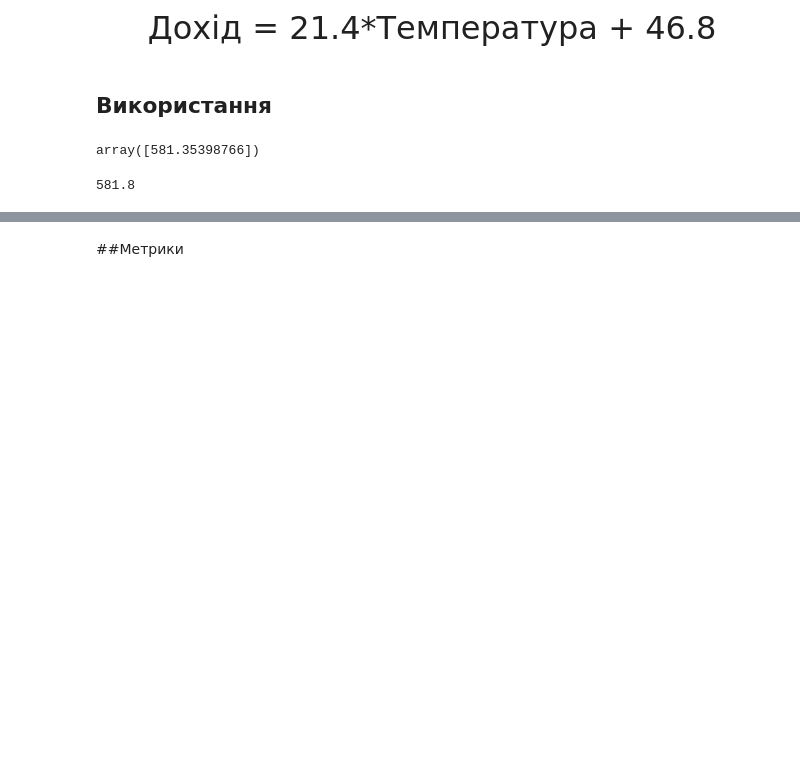
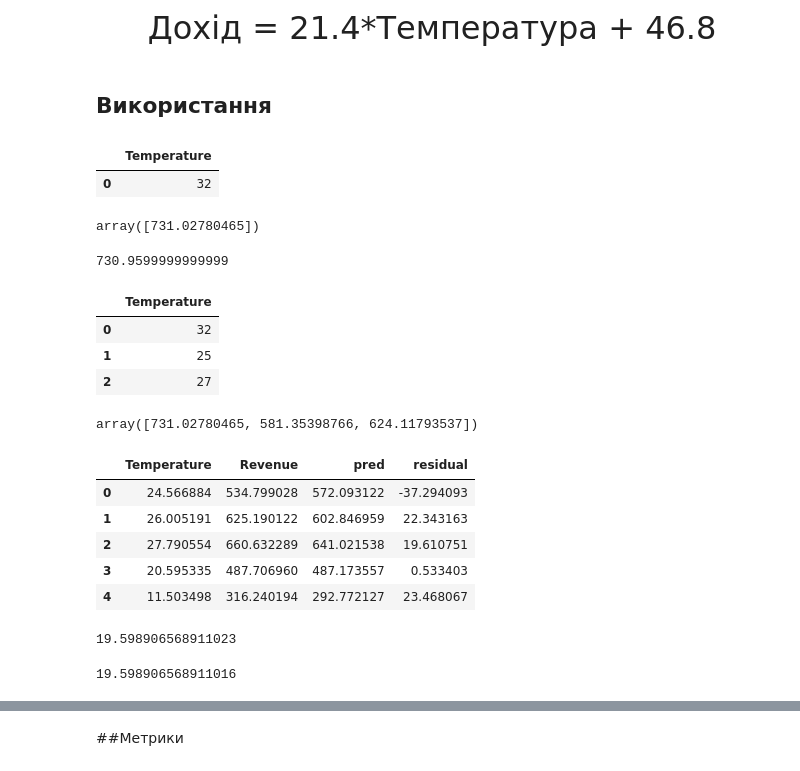
Before and after one commit to HalyshAnton/Python-AI, a Jupyter notebook: linear_regression.ipynb, the cells around one changed output, grey strips where cells are left out. Saved outputs shown, nothing was run; the diff lists cells and outputs as text; code cells hidden in the pictures; blank space fills up the shorter version.

```diff
--- a/linear_regression.ipynb
+++ b/linear_regression.ipynb
@@ -154,8 +182,60 @@ my_temperature = 25
-# %%
-model.predict([[my_temperature]]) # треба передавати 2D масив або таблицю pandas.DataFrame
-# %% [output]
-array([581.35398766])
+# %%
+temp = 32
+
+# створення таблиці 1х1
+# 1
+X = [[temp]]
+
+# 2
+X = np.array(temp)
+X = X.reshape(1, 1)
+
+# 3
+X = pd.DataFrame({'Temperature': [temp]})
+
+X
+# %% [output]
+|  | Temperature |
+| 0 | 32 |
+# %%
+model.predict(X)
+# %% [output]
+array([731.02780465])
 # %%
-21.4*my_temperature + 46.8
+21.38*temp + 46.8
 # %% [output]
-581.8
+730.9599999999999
+# %%
+# декілька прогнозів
+
+X = pd.DataFrame({'Temperature': [32, 25, 27]})
+
+X
+# %% [output]
+|  | Temperature |
+| 0 | 32 |
+| 1 | 25 |
+| 2 | 27 |
+# %%
+model.predict(X)
+# %% [output]
+array([731.02780465, 581.35398766, 624.11793537])
+# %%
+y = df['Revenue']
+# X = df['Temperature'] -- неправильно
+X = df.drop(columns='Revenue')
+
+# model.predict(X)
+# %%
+df1 = df.copy()
+df1['pred'] = model.predict(X)
+df1['residual'] = df1['Revenue'] - df1['pred']
+
+df1.head()
+# %% [output]
+|  | Temperature | Revenue | pred | residual |
+| 0 | 24.566884 | 534.799028 | 572.093122 | -37.294093 |
+| 1 | 26.005191 | 625.190122 | 602.846959 | 22.343163 |
+| 2 | 27.790554 | 660.632289 | 641.021538 | 19.610751 |
+| 3 | 20.595335 | 487.706960 | 487.173557 | 0.533403 |
+| 4 | 11.503498 | 316.240194 | 292.772127 | 23.468067 |
@@ -161,0 +244,15 @@ array([581.35398766])
+# %%
+df1['residual'].abs().mean()  # середня помилка, метрика, точність
+# %% [output]
+19.598906568911023
+# %%
+# теж саме через цикл for
+# MAE
+total = 0
+
+for i in range(0, len(df)):
+    total += np.abs(df1.loc[i, 'residual'])
+
+total / len(df)
+# %% [output]
+19.598906568911016
```
Also changed, not shown: parts of 76 cells of this notebook.
